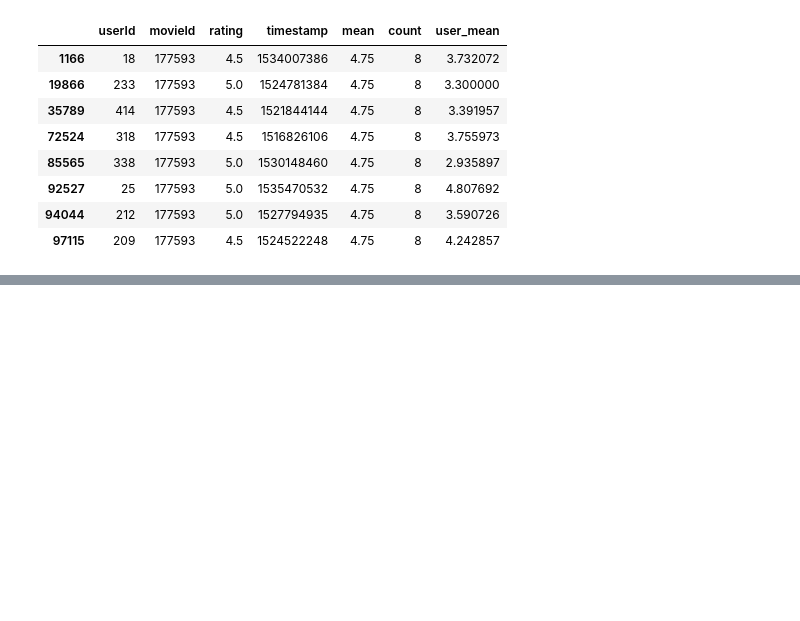
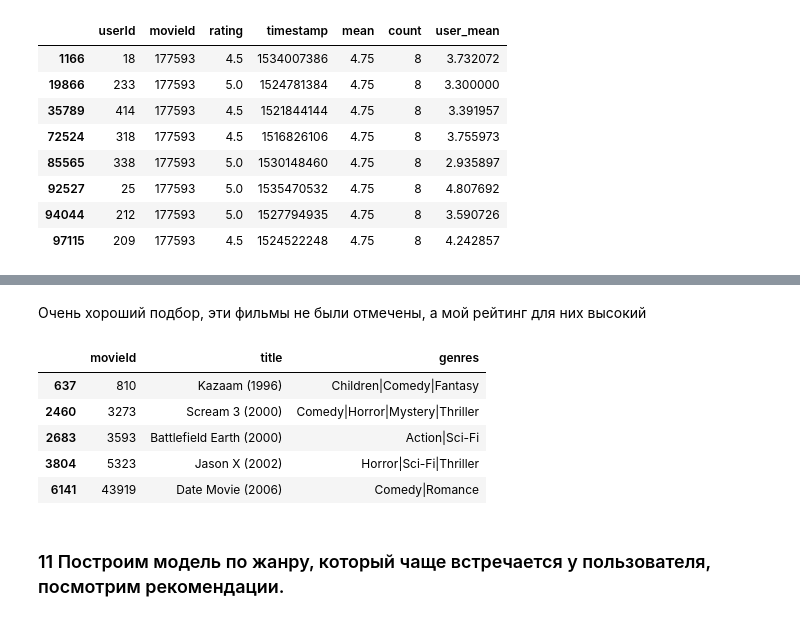
Before and after one commit to Albinamkh21/ds_hw, a Jupyter notebook: hw_recommendation.ipynb, the cells around one changed output, grey strips where cells are left out. Cells and saved outputs as stored; diff of their text form; code cells hidden in the pictures; blank space fills up the shorter version.

```diff
--- a/hw_recommendation.ipynb
+++ b/hw_recommendation.ipynb
@@ -527,0 +592,15 @@ df[df['movieId']==177593]
+# %% [markdown]
+Очень хороший подбор, эти фильмы не были отмечены, а мой рейтинг для них высокий
+# %%
+#не подходящие для данного пользователя
+idx = (pred_ratings).argsort()[:5]
+mv[mv.movieId.isin(iids_to_pred[idx])]
+# %% [output]
+|  | movieId | title | genres |
+| 637 | 810 | Kazaam (1996) | Children|Comedy|Fantasy |
+| 2460 | 3273 | Scream 3 (2000) | Comedy|Horror|Mystery|Thriller |
+| 2683 | 3593 | Battlefield Earth (2000) | Action|Sci-Fi |
+| 3804 | 5323 | Jason X (2002) | Horror|Sci-Fi|Thriller |
+| 6141 | 43919 | Date Movie (2006) | Comedy|Romance |
+# %% [markdown]
+### 11 Построим модель по жанру, который чаще встречается у пользователя, посмотрим рекомендации.
```
Also changed, not shown: parts of 22 cells of this notebook.
